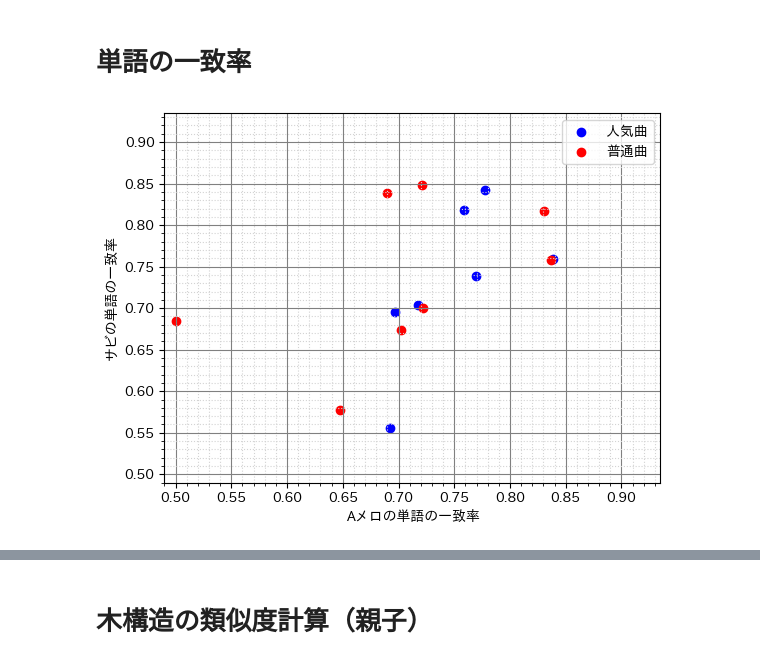
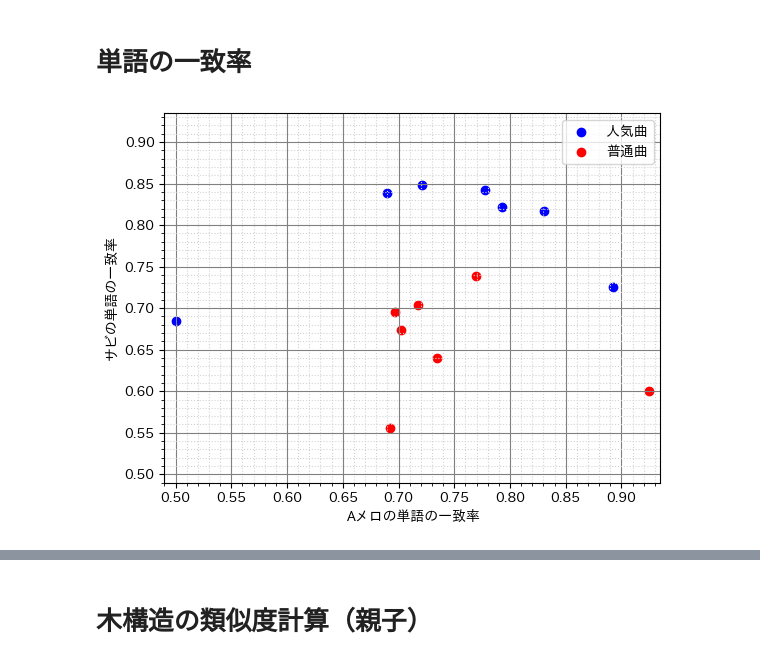
Before and after one commit to tsubasasugawara/lyrics_melody_analyzer, a Jupyter notebook: notebooks/ヨルシカ.ipynb, the cells around one changed output, grey strips where cells are left out. Saved outputs shown, nothing was run; the diff lists cells and outputs as text; code cells hidden in the pictures.

```diff
--- a/notebooks/ヨルシカ.ipynb
+++ b/notebooks/ヨルシカ.ipynb
@@ -12,7 +13,7 @@ RATE_S = "RateS"
 df = pd.read_csv("csv/ヨルシカ_20231119.csv")
 # %%
 def preprocess(df, csv_path:str):
-    rates = pd.concat([df, pd.read_csv(csv_path)], axis=1)
+    rates = pd.merge(df, pd.read_csv(csv_path), on='song')
     rates = rates.dropna(subset=["numerator_A", "denominator_A", "numerator_S", "denominator_S"])
 
     rates[RATE_A] = rates.numerator_A / rates.denominator_A
@@ -50,8 +51,8 @@ def scatter(rates:pd.DataFrame, xy_min:int, xy_max:int, subset:list, sort_by:str
 # %% [markdown]
 # 単語の一致率
 # %%
-rates, xy_min_wmr, xy_max_wmr = preprocess(df, "csv/ヨルシカ_wmr_20231119.csv")
+rates_wmr, xy_min_wmr, xy_max_wmr = preprocess(df, "csv/ヨルシカ_wmr_20231119.csv")
 # %%
-scatter(rates, xy_min_wmr, xy_max_wmr, ["youtube_url"], "youtube_play_times", "Aメロの単語の一致率", "サビの単語の一致率")
+scatter(rates_wmr, xy_min_wmr, xy_max_wmr, ["youtube_url"], "youtube_play_times", "Aメロの単語の一致率", "サビの単語の一致率")
 # %% [output]
-[figure, old version]
+[figure, new version]
```
Also changed, not shown: parts of 27 cells of this notebook, 5 other files.
